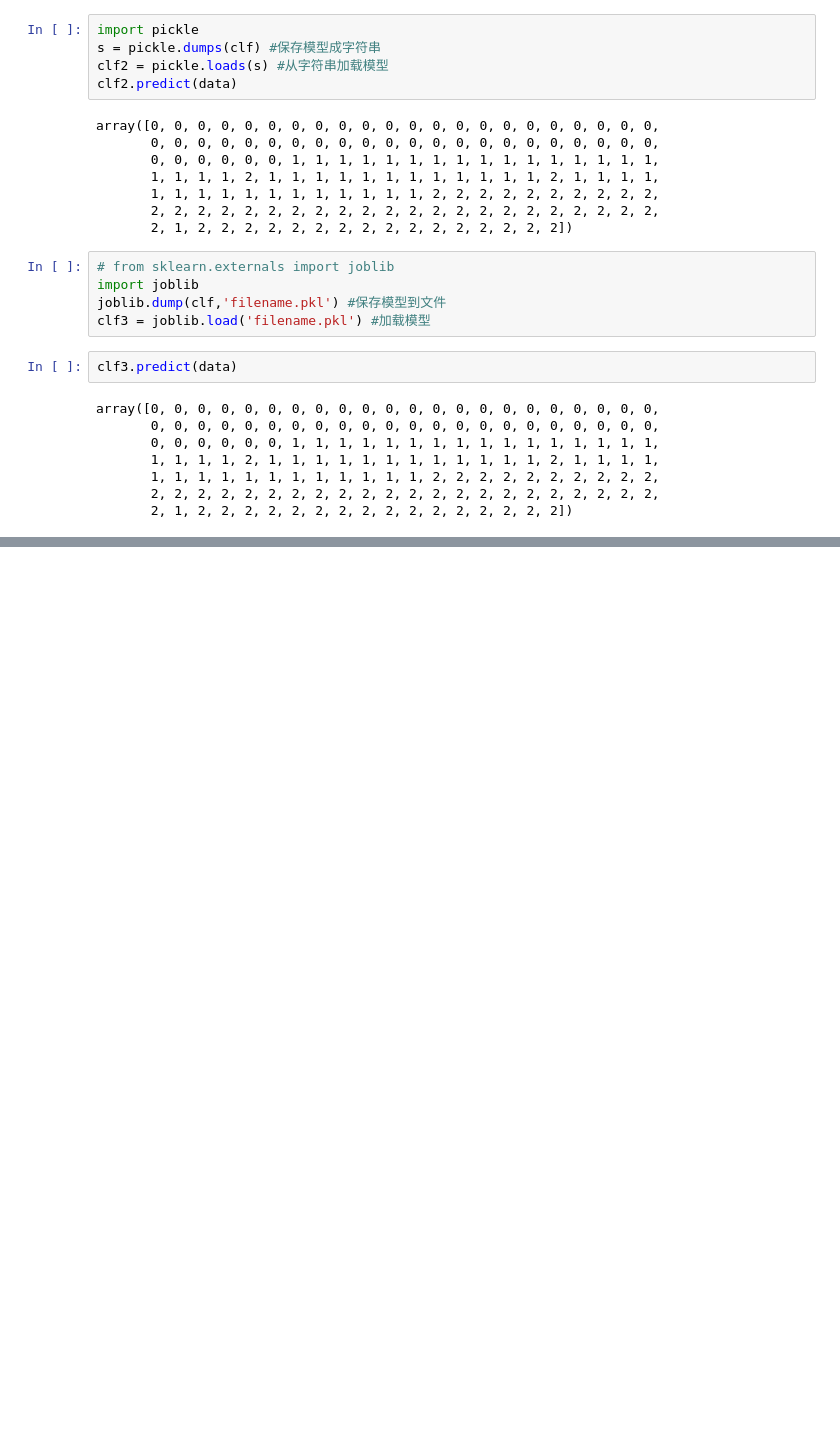
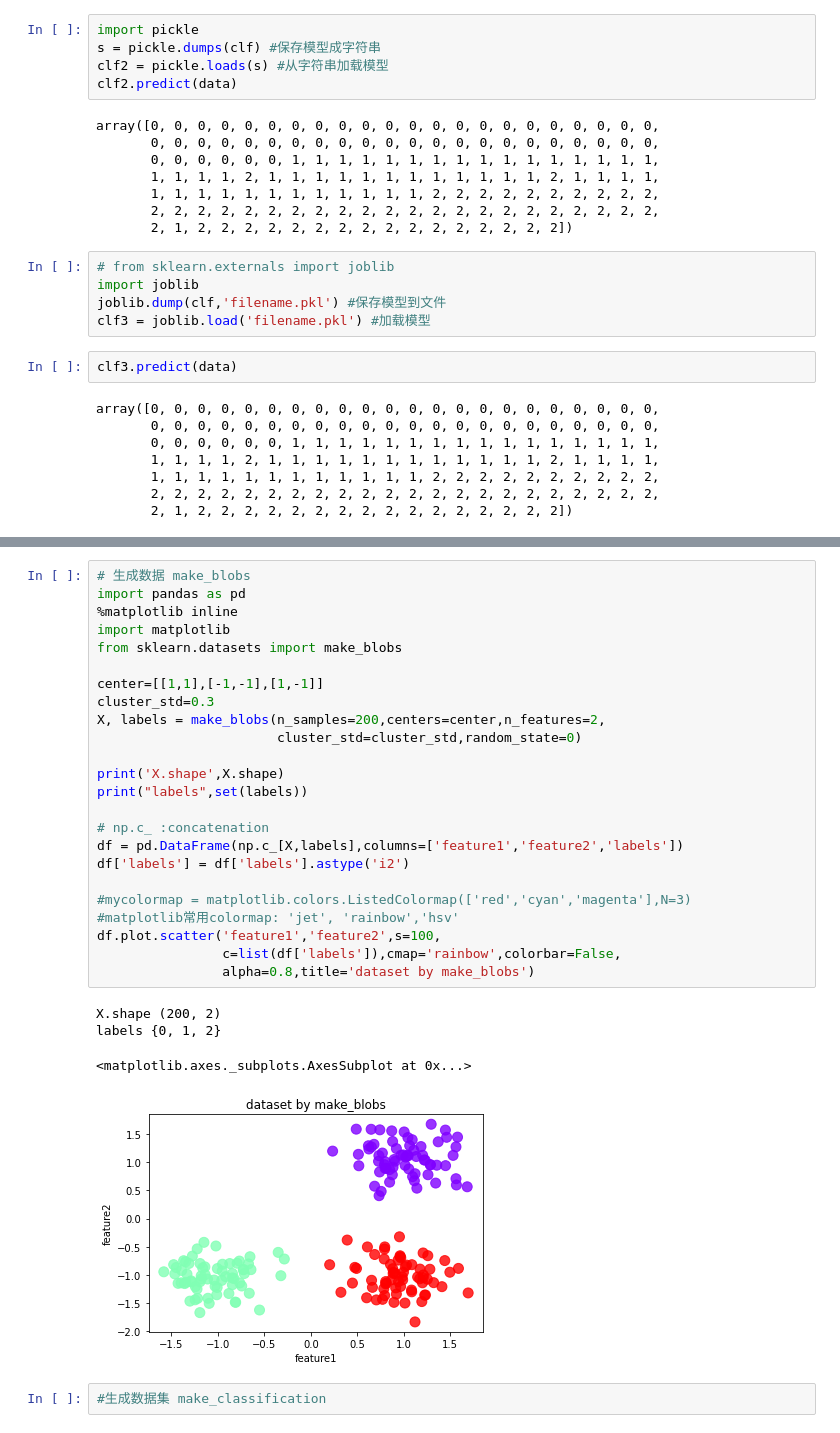
Before and after one commit to jinyingtld/python, a Jupyter notebook: sklearn一般流程.ipynb, the cells around one changed output, grey strips where cells are left out. Cells and saved outputs as stored; diff of their text form; blank space fills up the shorter version.

```diff
--- a/sklearn一般流程.ipynb
+++ b/sklearn一般流程.ipynb
@@ -335,0 +398,31 @@ array([0, 0, 0, 0, 0, 0, 0, 0, 0, 0, 0, 0, 0, 0, 0, 0, 0, 0, 0, 0, 0, 0,
+# %%
+# 生成数据 make_blobs
+import pandas as pd
+%matplotlib inline
+import matplotlib
+from sklearn.datasets import make_blobs
+
+center=[[1,1],[-1,-1],[1,-1]]
+cluster_std=0.3
+X, labels = make_blobs(n_samples=200,centers=center,n_features=2,
+                       cluster_std=cluster_std,random_state=0)
+
+print('X.shape',X.shape)
+print("labels",set(labels))
+
+# np.c_ :concatenation
+df = pd.DataFrame(np.c_[X,labels],columns=['feature1','feature2','labels'])
+df['labels'] = df['labels'].astype('i2')
+
+#mycolormap = matplotlib.colors.ListedColormap(['red','cyan','magenta'],N=3)
+#matplotlib常用colormap: 'jet', 'rainbow','hsv'
+df.plot.scatter('feature1','feature2',s=100,
+                c=list(df['labels']),cmap='rainbow',colorbar=False,
+                alpha=0.8,title='dataset by make_blobs')
+# %% [output]
+X.shape (200, 2)
+labels {0, 1, 2}
+<matplotlib.axes._subplots.AxesSubplot at 0x...>
+[figure, added]
+# %%
+#生成数据集 make_classification
```
Also changed, not shown: parts of 10 cells of this notebook.
